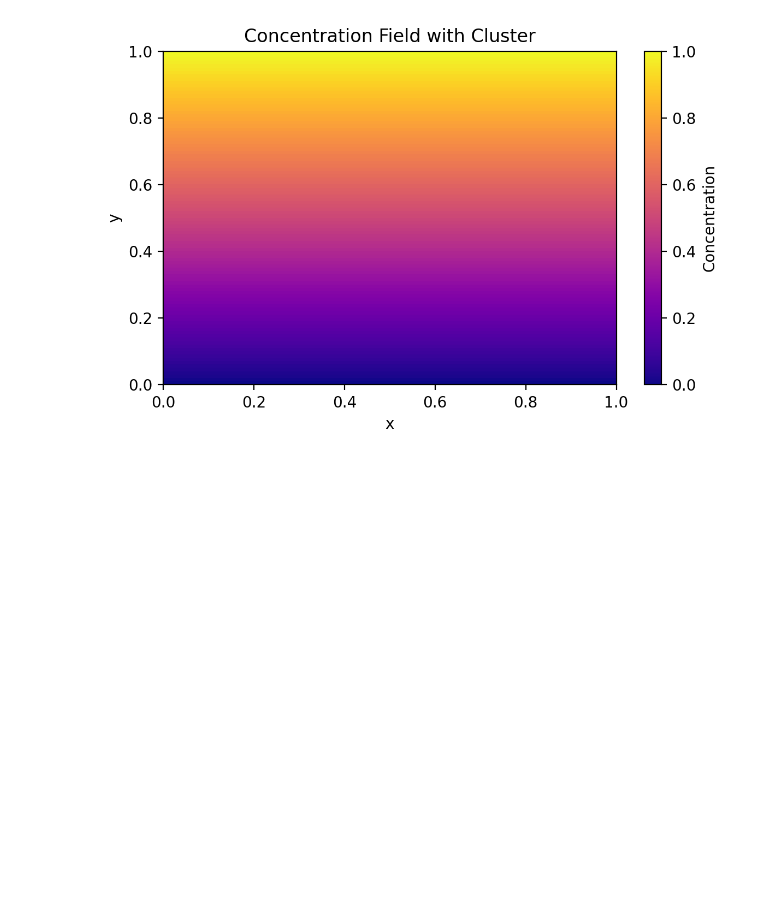
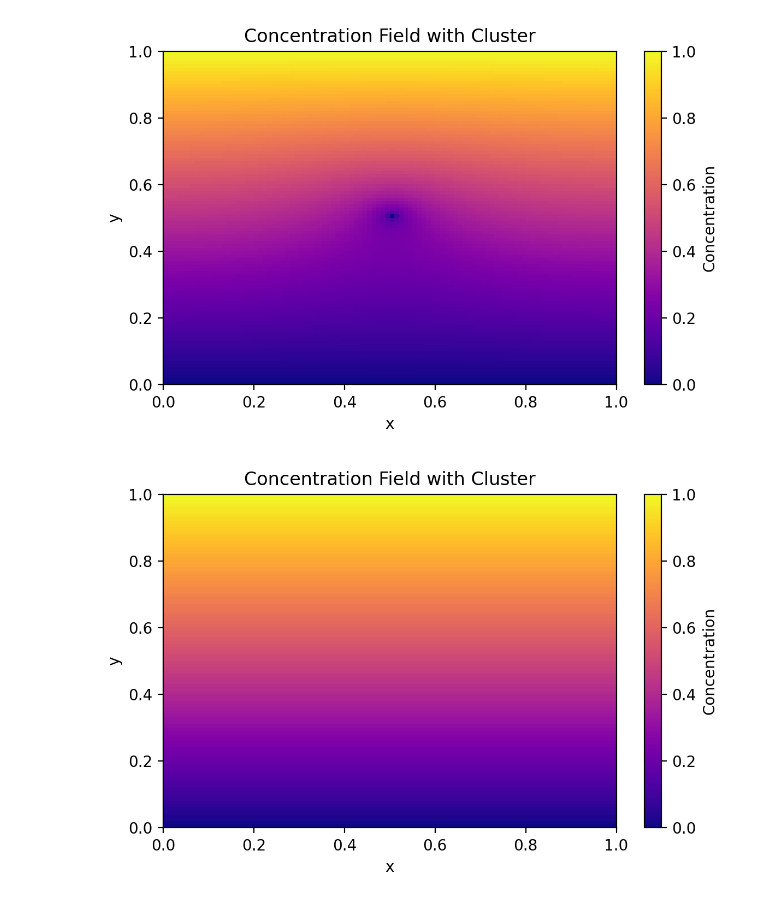
Before and after one commit to Hunter-13-z/Scientific-Computing, a Jupyter notebook: Assignment2/DLA.ipynb, the cells around one changed output. Saved outputs shown, nothing was run; the diff lists cells and outputs as text; code cells hidden in the pictures; blank space fills up the shorter version.

```diff
--- a/Assignment2/DLA.ipynb
+++ b/Assignment2/DLA.ipynb
@@ -53,41 +7,37 @@ def sor_cluster_oldu(u, w, clusters, max_iter = 10000, tol = 1e-5):
     n, m = u.shape
 
     # Set boundary conditions
-    u[0, :] = 1  # Top boundary
-    u[-1, :] = 0  # Bottom boundary
-    u_new = np.copy(u)
+    u[0, :] = 0  # Top boundary
+    u[-1, :] = 1  # Bottom boundary
     if clusters is not None:
         for (x, y) in clusters:
-            u[x, y] = 1
-            u_new[x, y] = 1
+            u[x, y] = 0
 
 
     errors = []
     for it in range(max_iter):
+        u_old = u.copy()
         # Update each interior point
         for i in range(1, n - 1):
-            for j in range(0, m):
+            for j in range(m):
                 if clusters is not None and (i, j) in clusters:
                     continue  # Skip cluster points
-                jr = (j + 1) % (m - 1)  # right boundary
-                jl = (j - 1) % (m - 1)  # left boundary
-                u_new[i, j] = 0.25 * w * (u[i+1, j] + u_new[i-1, j] + u[i, jr] + u_new[i, jl]) + (1 -w) * u[i, j]
-        u_new[0, :] = 1  # Top boundary
-        u_new[-1, :] = 0  # Bottom boundary
+                jr = (j + 1) % m  # right boundary
+                jl = (j - 1) % m  # left boundary
+                u[i, j] = 0.25 * w * (u[i+1, j] + u[i-1, j] + u[i, jr] + u[i, jl]) + (1 -w) * u[i, j]
+        u[0, :] = 0  # Top boundary
+        u[-1, :] = 1  # Bottom boundary
         if clusters is not None:
             for (x, y) in clusters:
-                u_new[x, y] = 1
+                u[x, y] = 0
 
-        errors.append(np.max(np.abs(u_new - u)))
+        errors.append(np.max(np.abs(u - u_old)))
         # Check for convergence
-        if np.max(np.abs(u_new - u)) < tol:
-            print(f'Converged after {it} iterations.')
-            break
+        if np.max(np.abs(u - u_old)) < tol:
+            return u, errors,it
 
-        # Update the solution for the next iteration
-        u[:] = u_new[:]
 
-    return u, errors
+    return u, errors,max_iter
 # %%
 def plot_heatmap(arr, title="Heatmap", show=True):
     fig, ax = plt.subplots(figsize=(6, 4), dpi=200)
@@ -111,6 +61,11 @@ def plot_heatmap(arr, title="Heatmap", show=True):
     if show:
         plt.show()
     plt.close(fig)
+# %%
+u, errors, it = sor_cluster_oldu(np.zeros((100, 100)), w=1.5, clusters=[(50, 50)], max_iter=10000, tol=1e-5)
+plot_heatmap(u, title="Concentration Field with Cluster")
+# %% [output]
+[figure, added]
 # %%
 y = np.linspace(0, 1, 100)
 u = np.tile(y[:, None], (1, 100))
```
Also changed, not shown: parts of 26 cells of this notebook.
